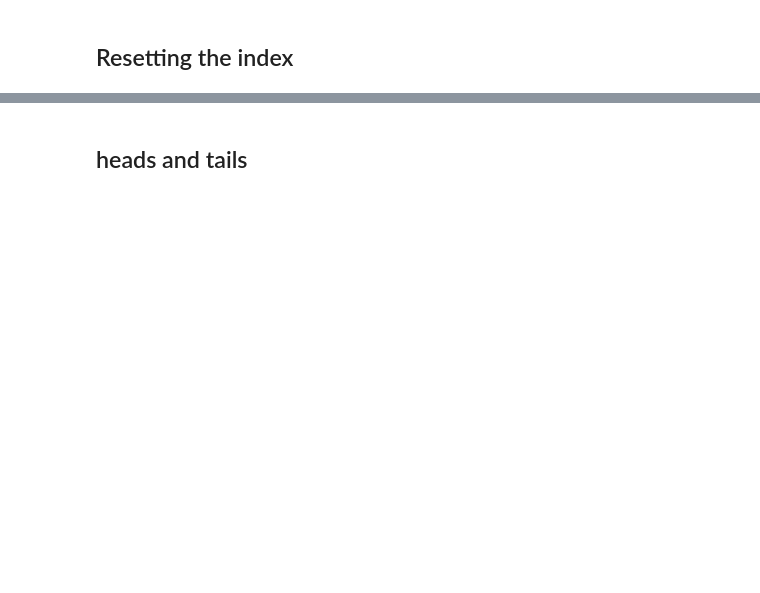
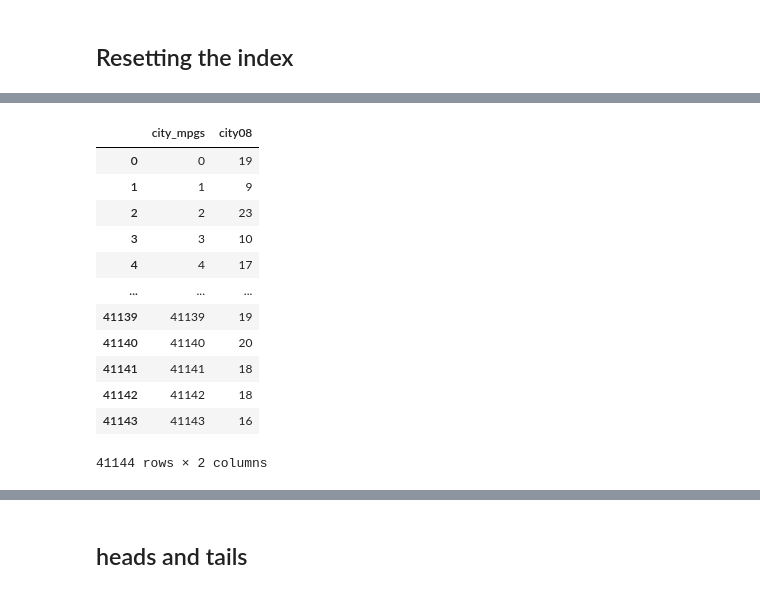
Before and after one commit to Muthukamalan/BASICS, a Jupyter notebook: Learn Pandas/effective_pandas.ipynb, the cells around one changed output, grey strips where cells are left out. Saved outputs shown, nothing was run; the diff lists cells and outputs as text; code cells hidden in the pictures; blank space fills up the shorter version.

```diff
--- a/Learn Pandas/effective_pandas.ipynb
+++ b/Learn Pandas/effective_pandas.ipynb
@@ -1007,0 +1258,16 @@ the original series
+# %%
+city_mpg.rename_axis('city_mpgs').reset_index()
+# %% [output]
+|  | city_mpgs | city08 |
+| 0 | 0 | 19 |
+| 1 | 1 | 9 |
+| 2 | 2 | 23 |
+| 3 | 3 | 10 |
+| 4 | 4 | 17 |
+| ... | ... | ... |
+| 41139 | 41139 | 19 |
+| 41140 | 41140 | 20 |
+| 41141 | 41141 | 18 |
+| 41142 | 41142 | 18 |
+| 41143 | 41143 | 16 |
+41144 rows × 2 columns
```
Also changed, not shown: parts of 65 cells of this notebook, 1 other file.
